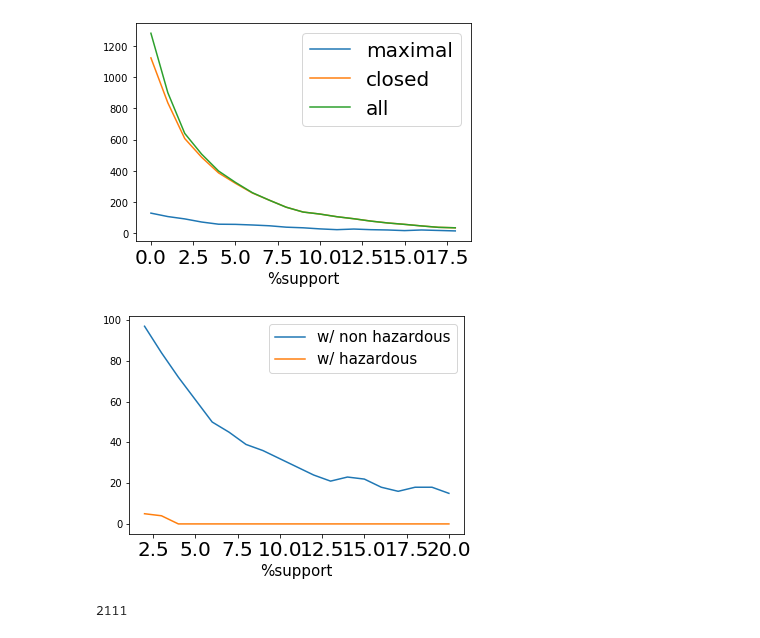
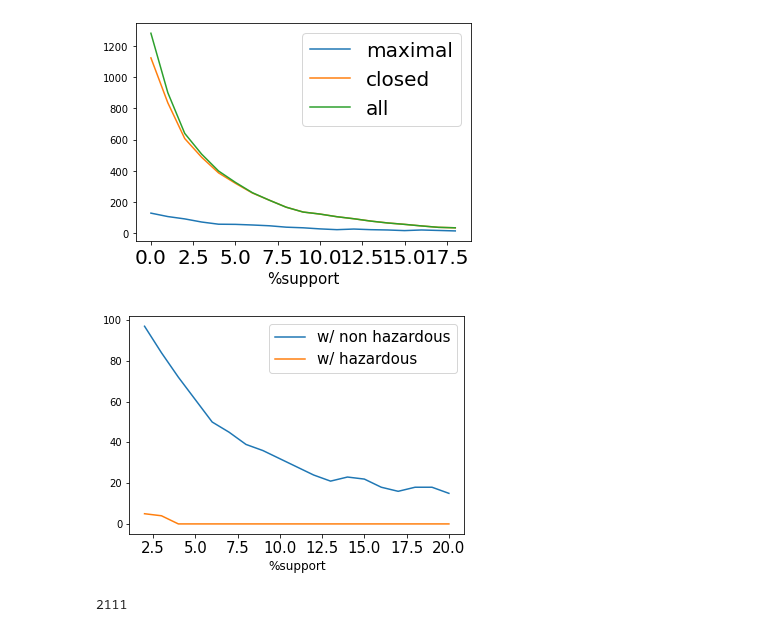
Before and after one commit to Grade0/DM-I, a Jupyter notebook: pattern mining.ipynb, the cells around one changed output. Saved outputs shown, nothing was run; the diff lists cells and outputs as text; code cells hidden in the pictures.

```diff
--- a/pattern mining.ipynb
+++ b/pattern mining.ipynb
@@ -193,21 +193,21 @@ plt.show()
 # %%
 filter_1 = []
 filter_2 = []
 for i in range(2, 20+1):
     max_itemsets = apriori(X, target='m', supp=i, zmin=3)
 
     filter_1.append( len([item for item in max_itemsets if 'non hazardous' in item[0]])  )
     filter_2.append( len([item for item in max_itemsets if 'hazardous' in item[0]]) )
 
 plt.plot(range(2, len(filter_1) + 2), filter_1, label='w/ non hazardous')
 plt.plot(range(2, len(filter_1) + 2), filter_2, label='w/ hazardous')
-plt.legend(fontsize=20)
-plt.xticks(fontsize=1)
-plt.xlabel('%support', fontsize=15)
+plt.legend(fontsize=15)
+plt.xticks(fontsize=15)
+plt.xlabel('%support', fontsize=12)
 #va fatto partire da 2 la x
 plt.show()
 # %% [output]
-[figure, old version]
+[figure, new version]
 # %%
 rules = apriori(X, target='r', supp=3, zmin=3, conf=60, report='aScl')
 # %%
```
